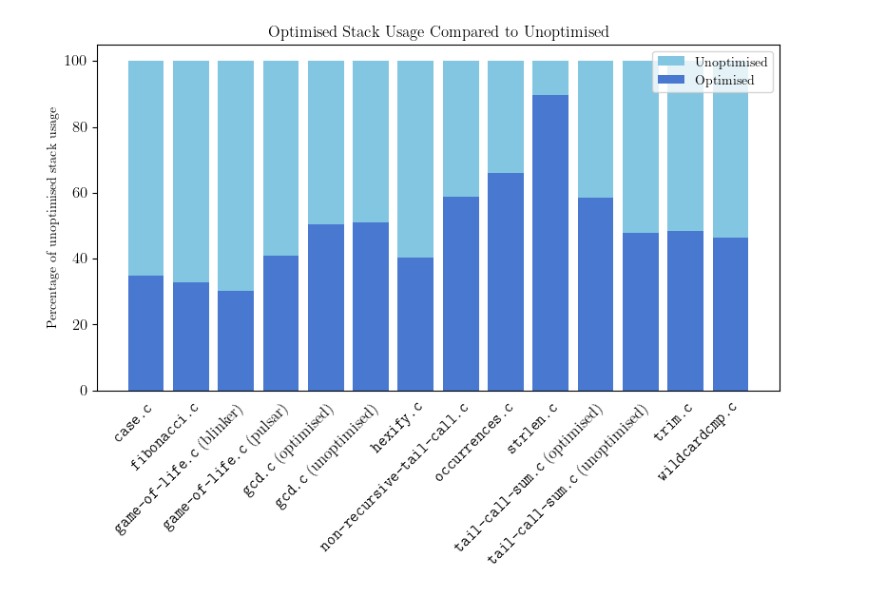
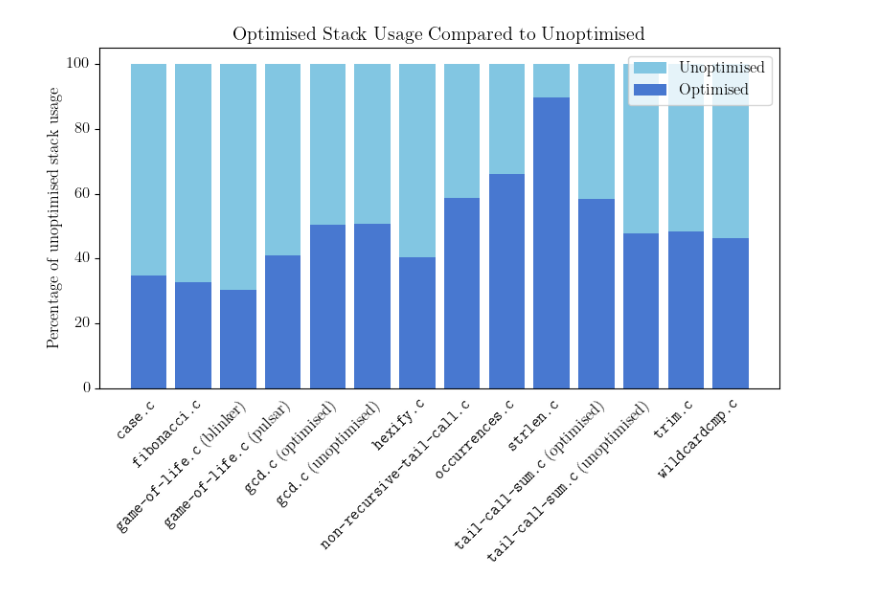
Before and after one commit to martin-walls/c-to-webassembly-compiler, a Jupyter notebook: 05-dissertation/21-plots/90-plot.ipynb, the cells around one changed output. Saved outputs shown, nothing was run; the diff lists cells and outputs as text; code cells hidden in the pictures.

```diff
--- a/05-dissertation/21-plots/90-plot.ipynb
+++ b/05-dissertation/21-plots/90-plot.ipynb
@@ -6,6 +6,8 @@ from pathlib import Path
 plt.rc("font", family="serif")
 plt.rc("text", usetex=True)
 plt.rc("figure", autolayout=True)
+plt.rc("font", size=12)
+plt.rc("ytick", alignment="center")
 plt.style.use("seaborn-muted")
 # %%
 data = [
@@ -103,32 +105,29 @@ OUTPUT_PATH = Path("40-stack-use-across-programs.pgf").resolve()
 # %%
 fig, ax = plt.subplots(figsize=(8, 6))
 
 bottom = np.zeros(len(program_names))
 
 ax.bar(program_names, unoptimised_percent, color=COLOR_UNOPTIMISED, label="Unoptimised")
 ax.bar(program_names, optimised_percent, color=COLOR_OPTIMISED, label="Optimised")
 
 ax.legend()
 
 ax.set_title("Optimised Stack Usage Compared to Unoptimised")
 
 ax.set_ylabel("Percentage of unoptimised stack usage")
 
 plt.xticks(rotation=45, ha="right", rotation_mode="anchor")
-plt.yticks(va="center")
 
 ax.tick_params(
     axis='x',          # changes apply to the x-axis
     which='both',      # both major and minor ticks are affected
     bottom=False,      # ticks along the bottom edge are off
     )
 
 ax.yaxis.set_major_formatter(lambda x, pos: str(int(np.round(x*100, 0))) + "%")
 
-plt.tick_params(labelsize=12)
-
 plt.savefig(OUTPUT_PATH)
 
 plt.show()
 # %% [output]
-[figure, old version]
+[figure, new version]
```
Also changed, not shown: 4 other files.
